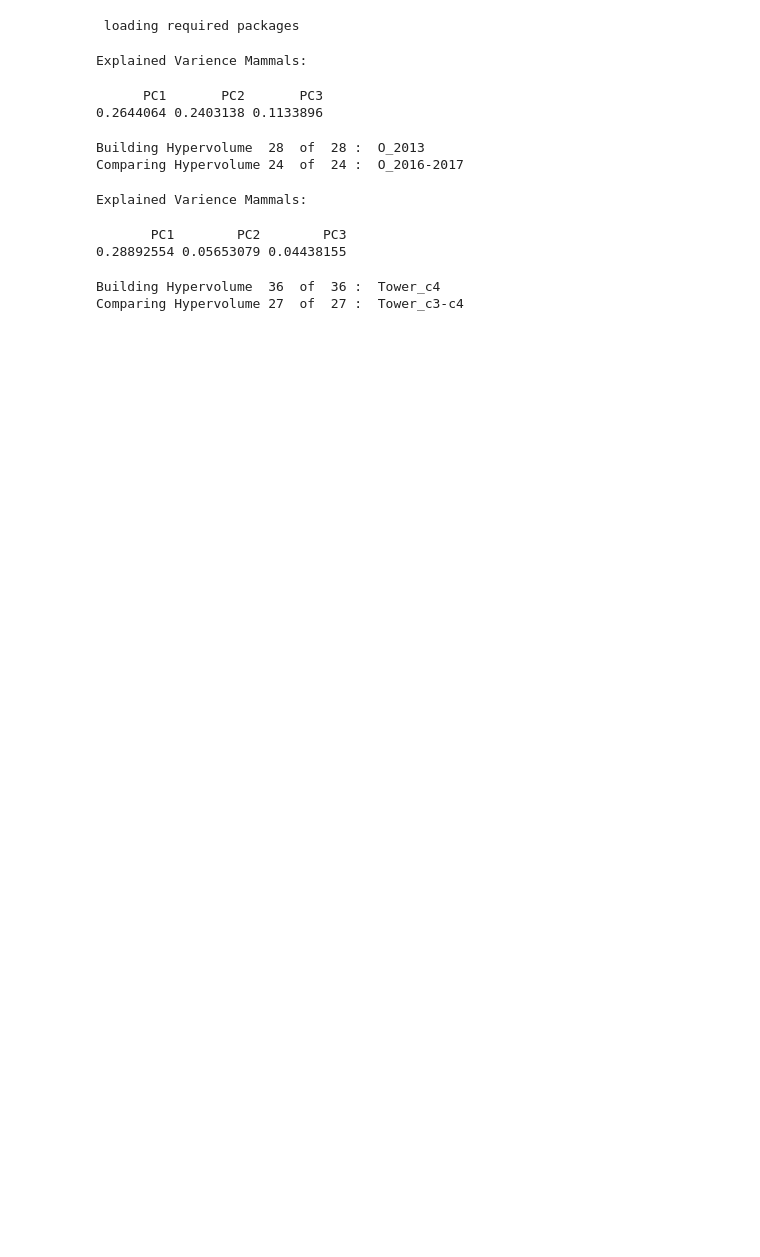
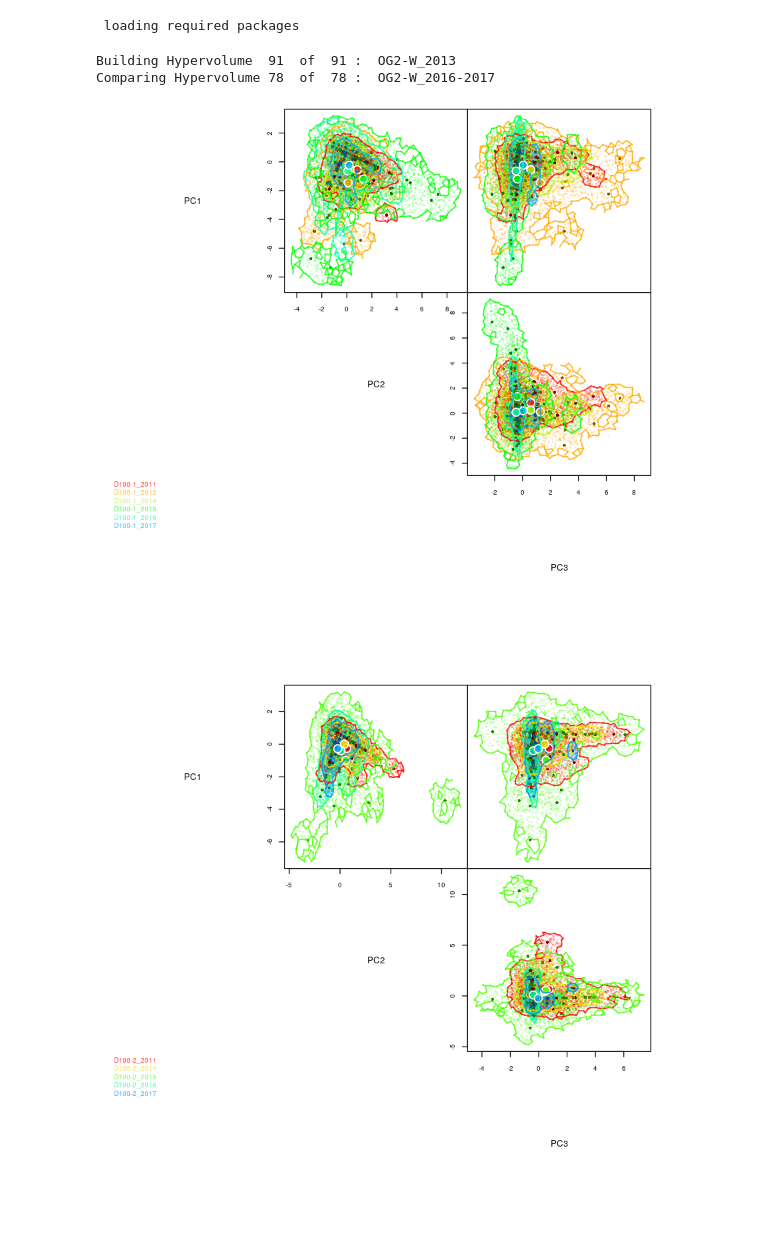
Before and after one commit to dbridg15/masters_project, a Jupyter notebook: Code/playing.ipynb, the cells around one changed output. Drawn from its saved outputs; the diff is of its cells as text; code cells hidden in the pictures; blank space fills up the shorter version.

```diff
--- a/Code/playing.ipynb
+++ b/Code/playing.ipynb
@@ -63,34 +91,14 @@ standardise_time = function(df, axis, census_time){
 # %%
-mamls_df = read.csv("../Results/m_trap-year.csv", row.names=1)
+mamls_df = read.csv("../Results/m_test_mx.csv", row.names=1)
+mamls_cen = read.csv("../Results/m_test_diff.csv")
+mamls_agb = read.csv("../Results/m_test_agb.csv")
 
-mamls_cen = read.csv("../Results/mammals_years_dates.csv")
-
-pca.rslt_mamls  = do_pca(mamls_df, scale = F, plot = F)
-
-cat("Explained Varience Mammals:")
-pca.rslt_mamls@exp.var[0:3]
-
-mamls = hvs_rslts(pca.rslt_mamls@axis, axis = c("PC1", "PC2", "PC3"), what = "seq", census_time = mamls_cen)
+pca.rslt_mamls = do_pca(mamls_df, scale = F, plot = F)
-# %% [output]
-Explained Varience Mammals:
-      PC1       PC2       PC3
-0.2644064 0.2403138 0.1133896
-Building Hypervolume  28  of  28 :  O_2013
-Comparing Hypervolume 24  of  24 :  O_2016-2017
-# %%
-trees_df = read.csv("../Results/trees_matrix.csv", row.names=1)
-
-trees_cen = read.csv("../Results/trees_census_dates.csv")
-
-pca.rslt_trees  = do_pca(trees_df, scale = F, plot = F)
-
-cat("Explained Varience Mammals:")
-pca.rslt_trees@exp.var[0:3]
-
-trees = hvs_rslts(pca.rslt_trees@axis, axis = c("PC1", "PC2", "PC3"), what = "seq", census_time = trees_cen)
-# %% [output]
-Explained Varience Mammals:
-       PC1        PC2        PC3
-0.28892554 0.05653079 0.04438155
-Building Hypervolume  36  of  36 :  Tower_c4
-Comparing Hypervolume 27  of  27 :  Tower_c3-c4
+# %%
+hvs_rslts_mamls = hvs_rslts(pca.rslt_mamls@axis, axis = c("PC1", "PC2", "PC3"), "seq", mamls_cen)
+plot_hvs(hvs_rslts_mamls)
+# %% [output]
+Building Hypervolume  91  of  91 :  OG2-W_2013
+Comparing Hypervolume 78  of  78 :  OG2-W_2016-2017
+[figure, added]
+[figure, added]
```
Also changed, not shown: parts of 3 cells of this notebook, 3 other files.
